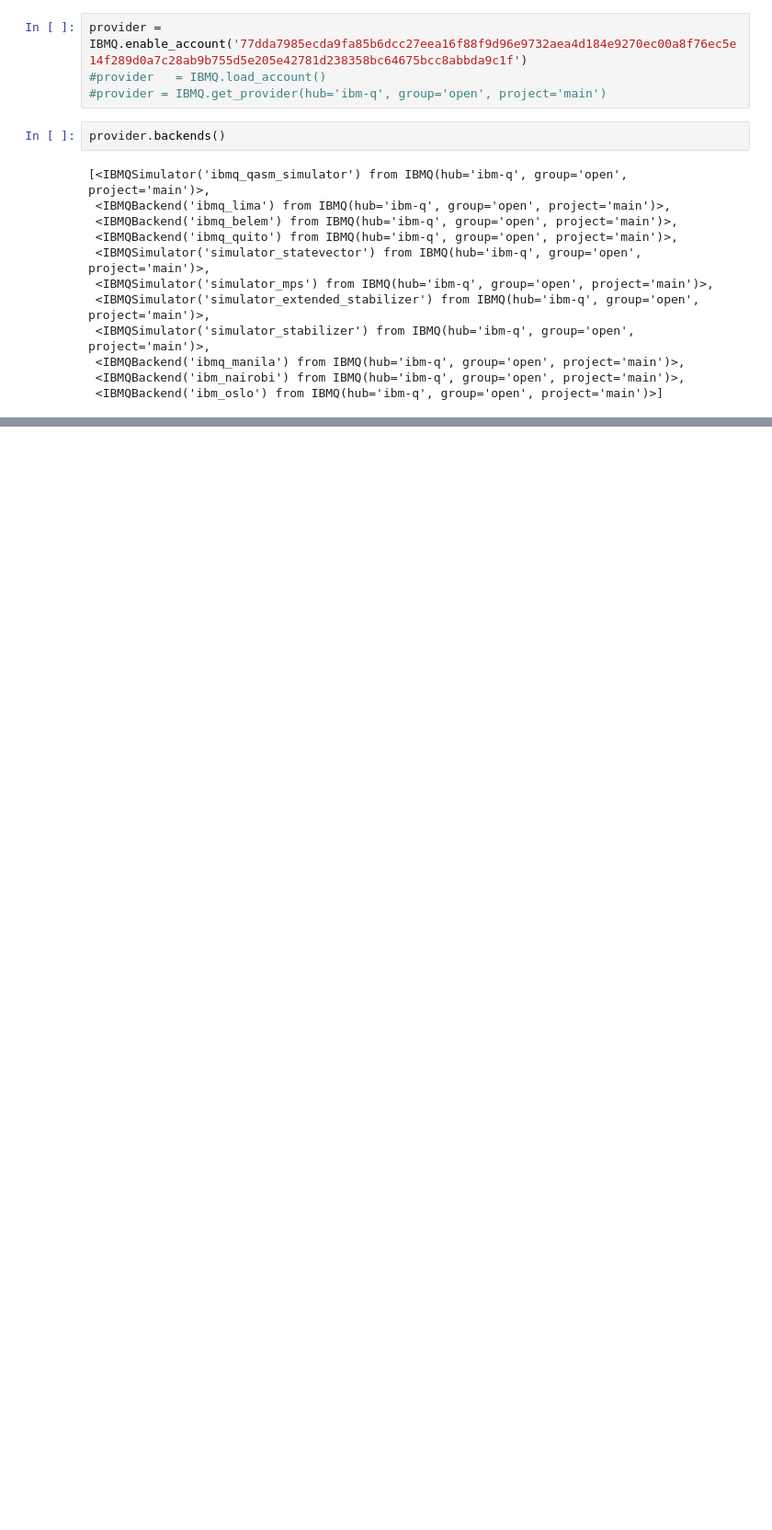
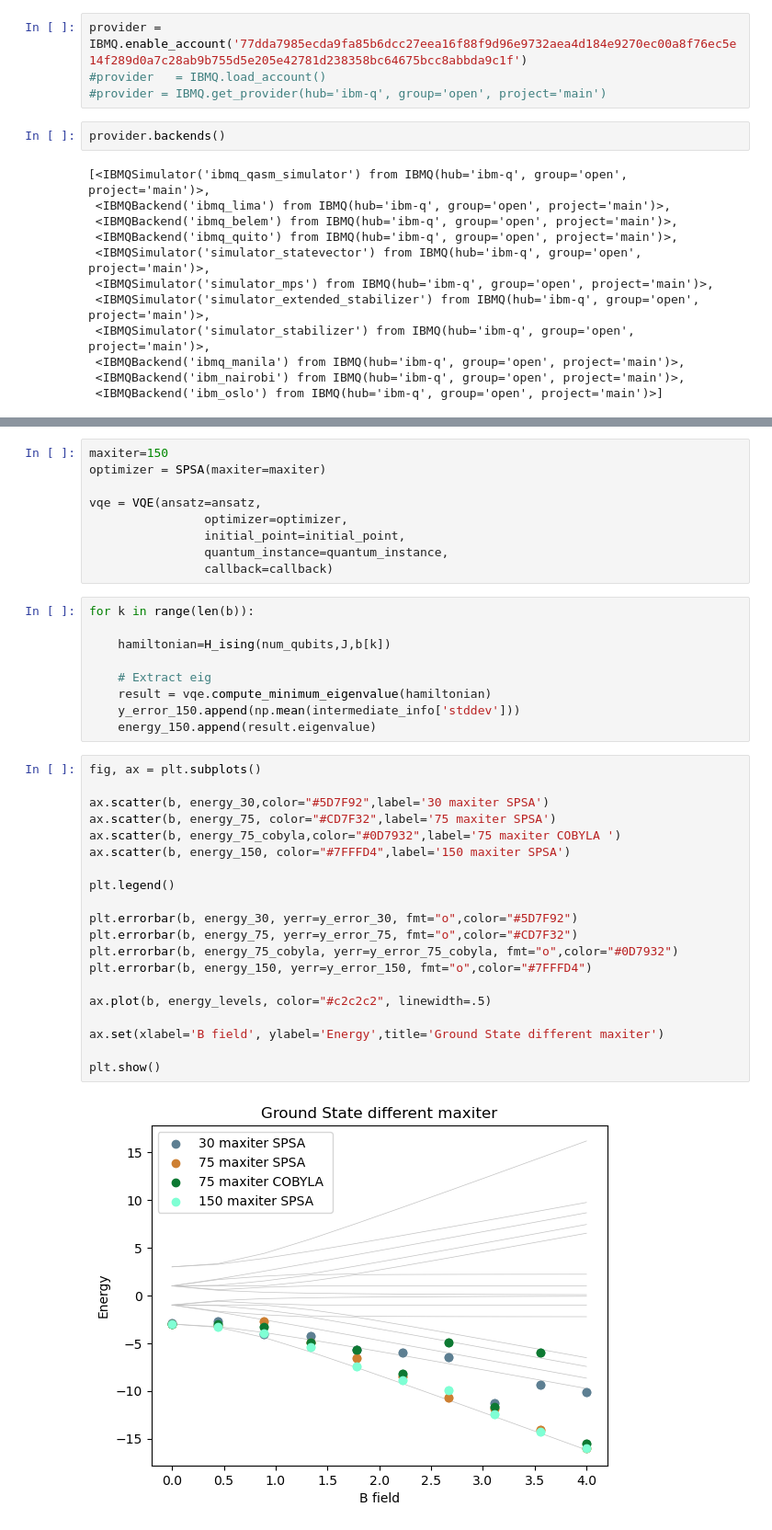
Before and after one commit to fabio99c/ProgettoAQM, a Jupyter notebook: Ground state.ipynb, the cells around one changed output, grey strips where cells are left out. Shown at 92% size. Cells and saved outputs as stored; diff of their text form; blank space fills up the shorter version.

```diff
--- a/Ground state.ipynb
+++ b/Ground state.ipynb
@@ -167,0 +278,40 @@ vqe = VQE(ansatz=ansatz,
+# %%
+maxiter=150
+optimizer = SPSA(maxiter=maxiter)
+
+vqe = VQE(ansatz=ansatz,
+                optimizer=optimizer,
+                initial_point=initial_point,
+                quantum_instance=quantum_instance,
+                callback=callback)
+# %%
+for k in range(len(b)):
+
+    hamiltonian=H_ising(num_qubits,J,b[k])
+
+    # Extract eig
+    result = vqe.compute_minimum_eigenvalue(hamiltonian)
+    y_error_150.append(np.mean(intermediate_info['stddev']))
+    energy_150.append(result.eigenvalue)
+# %%
+fig, ax = plt.subplots()
+
+ax.scatter(b, energy_30,color="#5D7F92",label='30 maxiter SPSA')
+ax.scatter(b, energy_75, color="#CD7F32",label='75 maxiter SPSA')
+ax.scatter(b, energy_75_cobyla,color="#0D7932",label='75 maxiter COBYLA ')
+ax.scatter(b, energy_150, color="#7FFFD4",label='150 maxiter SPSA')
+
+plt.legend()
+
+plt.errorbar(b, energy_30, yerr=y_error_30, fmt="o",color="#5D7F92")
+plt.errorbar(b, energy_75, yerr=y_error_75, fmt="o",color="#CD7F32")
+plt.errorbar(b, energy_75_cobyla, yerr=y_error_75_cobyla, fmt="o",color="#0D7932")
+plt.errorbar(b, energy_150, yerr=y_error_150, fmt="o",color="#7FFFD4")
+
+ax.plot(b, energy_levels, color="#c2c2c2", linewidth=.5)
+
+ax.set(xlabel='B field', ylabel='Energy',title='Ground State different maxiter')
+
+plt.show()
+# %% [output]
+[figure, added]
```
Also changed, not shown: parts of 109 cells of this notebook.
